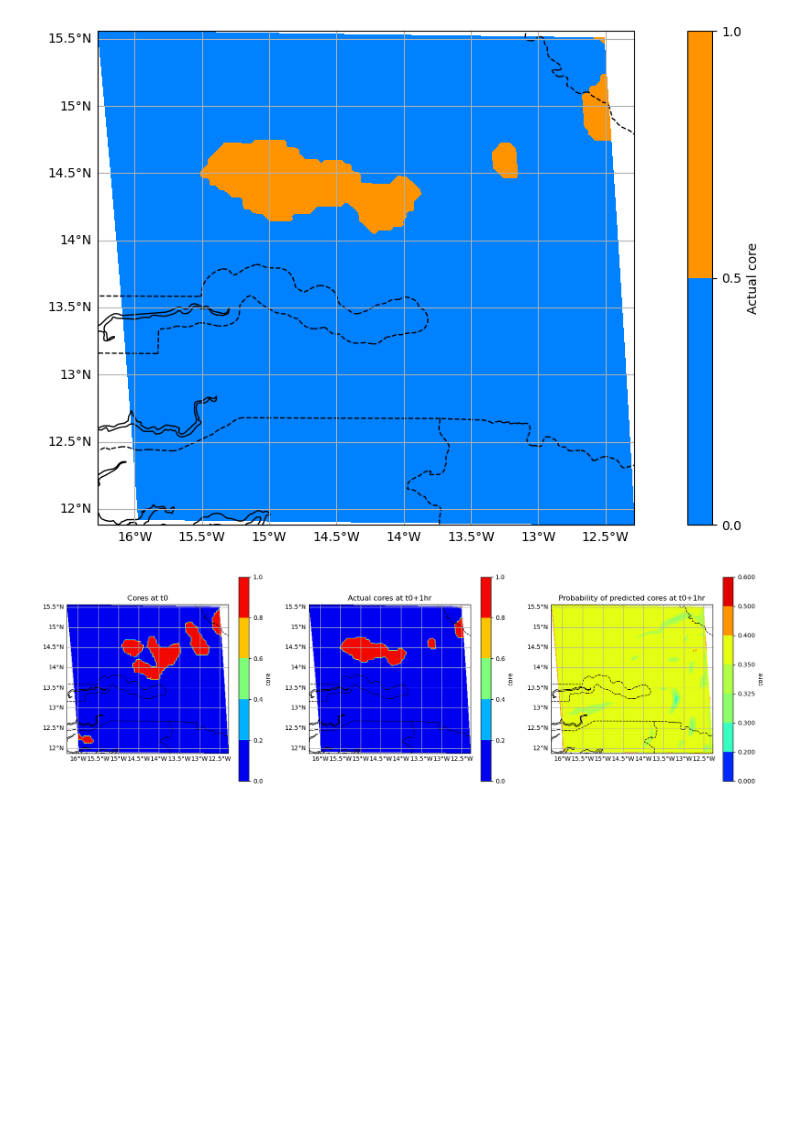
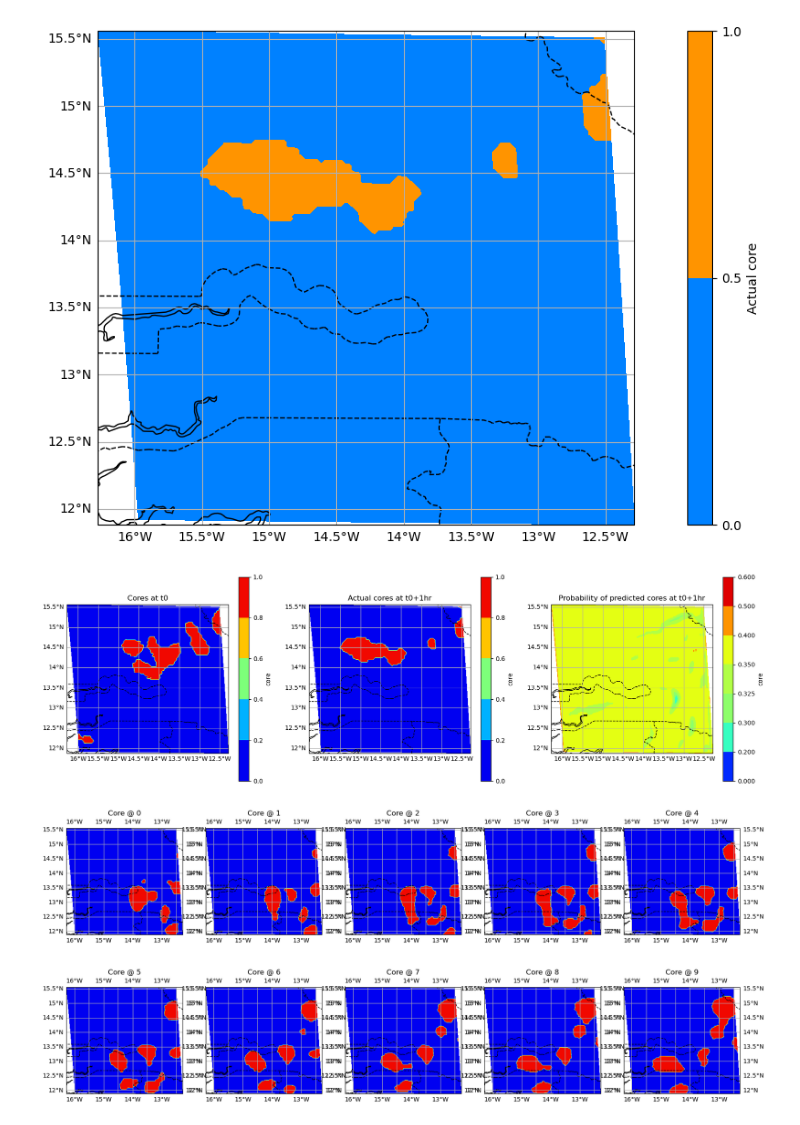
Before and after one commit to JawairiaAA/Core_forecasting_DL, a Jupyter notebook: DL_core_forecasting_video.ipynb, the cells around one changed output. Drawn from its saved outputs; the diff is of its cells as text; code cells hidden in the pictures; blank space fills up the shorter version.

Commit message:
24 frames

```diff
--- a/DL_core_forecasting_video.ipynb
+++ b/DL_core_forecasting_video.ipynb
@@ -237,12 +237,12 @@ b= 48
 #cores_t_0 = cores[t0:-t0, a:,b:]
 #tir_t_minus_xhr = tir[0:-2*t0,a:,b:]
 #tir_t_0 = tir[t0:-t0, a:,b:]
-cores_t_0 = cores[0:-num_frames-t0, :-a,b:]
+cores_t_0 = cores[0:-num_frames-t0+1, :-a,b:]
 tir_t_0 = tir[0:-num_frames-t0, :-a,b:]
 
 
 #target data
-cores_t_plus_xhr = cores[t0+num_frames:,:-a,b:]
+cores_t_plus_xhr = cores[t0+num_frames-1:,:-a,b:]
 ind = np.where(cores_t_plus_xhr>0)
 cores_t_plus_xhr[ind] = 1
 ind_not = np.where(cores_t_plus_xhr<=0)
@@ -532,0 +552,76 @@ for ax in axes:
+# %%
+def plot_maps_colorbar(lon, lat, data, title,levels_custom):
+    m=ax.contourf(lon, lat, data, transform=ccrs.PlateCarree(), levels=levels_custom,cmap='jet')  # this is the actual plot
+    ax.coastlines()   ## adds coastlines
+    xl = ax.gridlines(draw_labels=True);   # adds latlon grid lines
+    #xl.xlabels_top = False   ## labels off
+    #xl.ylabels_right = False
+    ax.set_title(title)
+    # Countries
+    ax.add_feature(cartopy.feature.BORDERS, linestyle='--'); # adds country borders
+    cbar = plt.colorbar(m)  # adds colorbar
+    cbar.set_label('core')
+# %%
+# all frames plot
+
+day = 23
+data = np.zeros((26,image_height,image_width))
+for x in range(0,24,1):
+    data[x] = np.squeeze(frames[x,:,:,0])
+
+data[24] = np.squeeze(original_frames[0,:,:,0])
+data[25] = np.squeeze(frames[day+1,:,:,0])
+
+
+fig, axes = plt.subplots(1, 5, figsize=(20, 6),
+                         subplot_kw={'projection':ccrs.PlateCarree()})
+i=0
+for ax in axes:
+    plot_maps(lon[:-a,b:], lat[:-a,b:], data[i],  title='Core @ '+str(i),levels_custom= levels_custom[0])
+    i=i+1
+#fig.savefig('/users/global/jawahm/Documents/Core_forecasting_DL/prediction_frames1.jpg')
+
+
+fig, axes = plt.subplots(1, 5, figsize=(20, 6),
+                         subplot_kw={'projection':ccrs.PlateCarree()})
+for ax in axes:
+    plot_maps(lon[:-a,b:], lat[:-a,b:], data[i],  title='Core @ '+str(i),levels_custom= levels_custom[0])
+   # draw_map(ax, data[i], lon[:-a,b:], lat[:-a,b:], title='Core @ '+str(i))
+    i=i+1
+#fig.savefig('/users/global/jawahm/Documents/Core_forecasting_DL/prediction_frames2.jpg')
+
+fig, axes = plt.subplots(1, 5, figsize=(20, 6),
+                         subplot_kw={'projection':ccrs.PlateCarree()})
+for ax in axes:
+    plot_maps(lon[:-a,b:], lat[:-a,b:], data[i],  title='Core @ '+str(i),levels_custom= levels_custom[0])
+    i=i+1
+
+
+fig, axes = plt.subplots(1, 5, figsize=(20, 6),
+                         subplot_kw={'projection':ccrs.PlateCarree()})
+for ax in axes:
+    plot_maps(lon[:-a,b:], lat[:-a,b:], data[i],  title='Core @ '+str(i),levels_custom= levels_custom[0])
+    i=i+1
+
+fig, axes = plt.subplots(1, 4, figsize=(20, 6),
+                         subplot_kw={'projection':ccrs.PlateCarree()})
+for ax in axes:
+    plot_maps(lon[:-a,b:], lat[:-a,b:], data[i],  title='Core @ '+str(i),levels_custom= levels_custom[0])
+    i=i+1
+#fig.savefig('/users/global/jawahm/Documents/Core_forecasting_DL/prediction_frames3.jpg')
+
+
+titles = ['Actual cores at t0+1hr', 'Probability of predicted cores at t0+1hr']
+#titles = ['Cores at t0-3hr', 'Cores at t0-2hr', 'Cores at t0-1hr']
+#titles = ['Cores at t0-6hr', 'Cores at t0-5hr', 'Cores at t0-4hr']
+levels_custom=[[0, 0.2, 0.4, 0.6, 0.8,1],[0, 0.2, 0.3,0.325,0.35,0.4,0.5,0.6]]#[0, 0.1, 0.2, 0.3,0.4]]
+
+fig, axes = plt.subplots(1, 2, figsize=(20, 6),
+                         subplot_kw={'projection':ccrs.PlateCarree()})
+for ax in axes:
+    plot_maps_colorbar(lon[:-a,b:], lat[:-a,b:], data[i],  title=titles[i-24],levels_custom= levels_custom[i-24])
+   # draw_map(ax, data[i], lon[:-a,b:], lat[:-a,b:], title='Core @ '+str(i))
+    i=i+1
+# %% [output]
+[figure, added]
+[figure, added]
```
Also changed, not shown: parts of 5 cells of this notebook.
